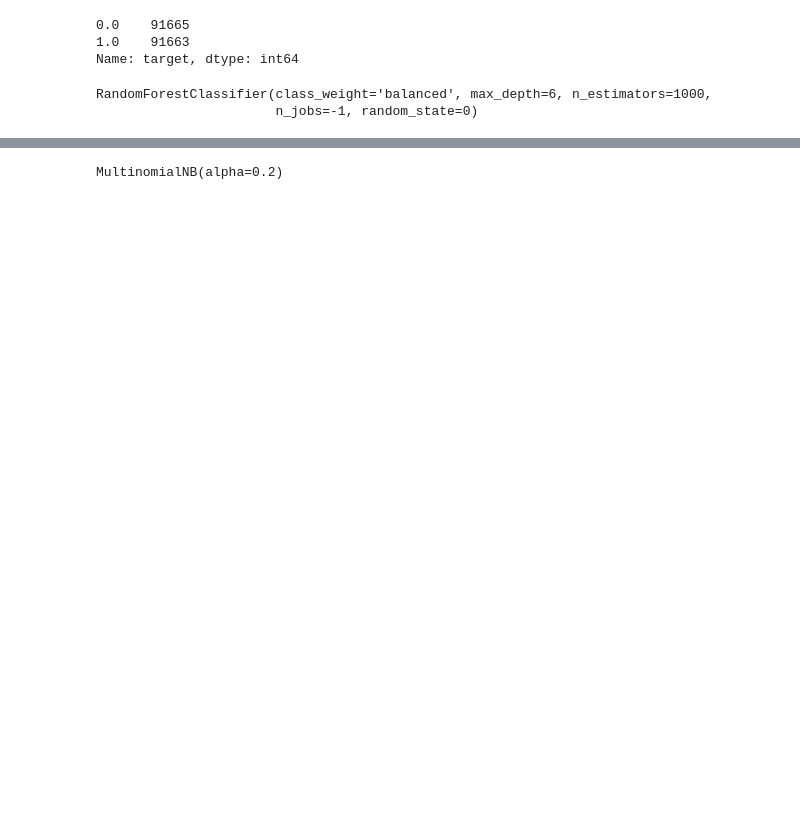
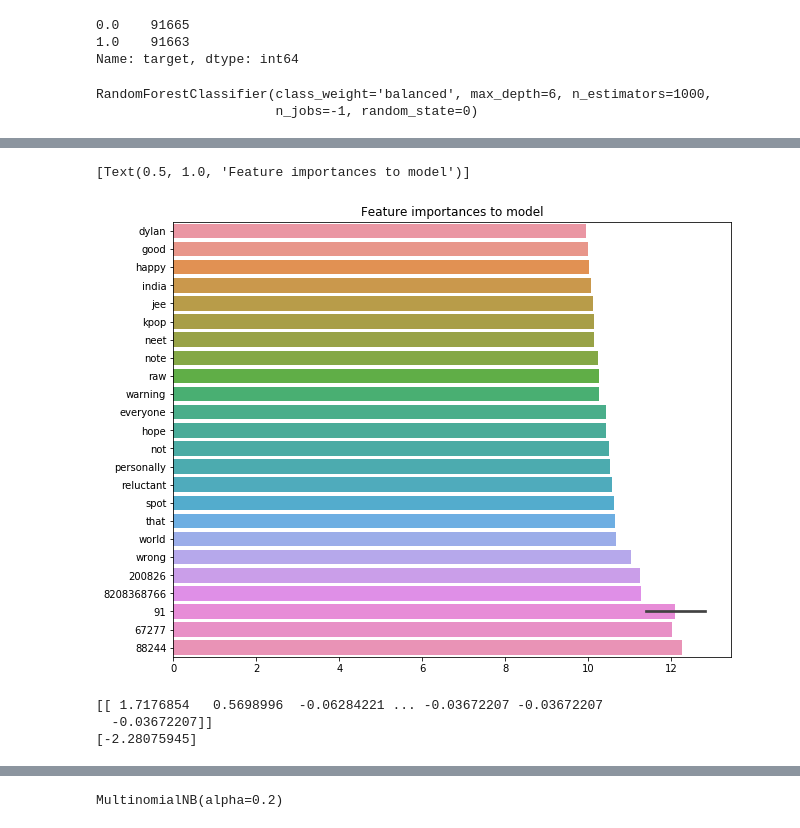
Before and after one commit to halujeff5/Depression_Analysis_Proj, a Jupyter notebook: Depression_NLP_proj.ipynb, the cells around one changed output, grey strips where cells are left out. Cells and saved outputs as stored; diff of their text form; code cells hidden in the pictures; blank space fills up the shorter version.

```diff
--- a/Depression_NLP_proj.ipynb
+++ b/Depression_NLP_proj.ipynb
@@ -443,2 +643,0 @@ recall_score(y_test, y_preds, average='macro')
-# %%
-x=
@@ -450,3 +647,3 @@ SVMclf = svm.SVC(class_weight='balanced')
 # %%
-SVMclf.fit(X_train_tfidf, y_train)
+# SVMclf.fit(X_train_tfidf, y_train)
 # %%
@@ -476,0 +751,27 @@ print(recall_score(y_test, log_y_preds, average='macro'))
+# %%
+# def plot_feature_importances(model):
+#     n_features = X_train_tfidf.shape[1]
+#     plt.figure(figsize=(8,8))
+#     plt.barh(range(n_features), log_clf.coef_, align='center')
+#     plt.yticks(np.arange(n_features), df_wordvec.columns.values)
+#     plt.xlabel('Feature importance')
+#     plt.ylabel('Feature')
+
+
+features, ax = plt.subplots(figsize=(10,8))
+sns.barplot( y=['dylan', 'good', 'happy', 'india', 'jee', 'kpop', 'neet', 'note',
+       'raw', 'warning', 'everyone', 'hope', 'not', 'personally',
+       'reluctant', 'spot', 'that', 'world', 'wrong', '200826',
+       '8208368766', '91', '67277', '88244', '91'], x=np.sort(log)[-25: ])
+ax.set(title='Feature importances to model')
+# plot_feature_importances(log_clf)
+# %% [output]
+[Text(0.5, 1.0, 'Feature importances to model')]
+[figure, added]
+# %%
+print(log_clf.coef_)
+print(log_clf.intercept_)
+# %% [output]
+[[ 1.7176854   0.5698996  -0.06284221 ... -0.03672207 -0.03672207
+  -0.03672207]]
+[-2.28075945]
```
Also changed, not shown: parts of 89 cells of this notebook.
